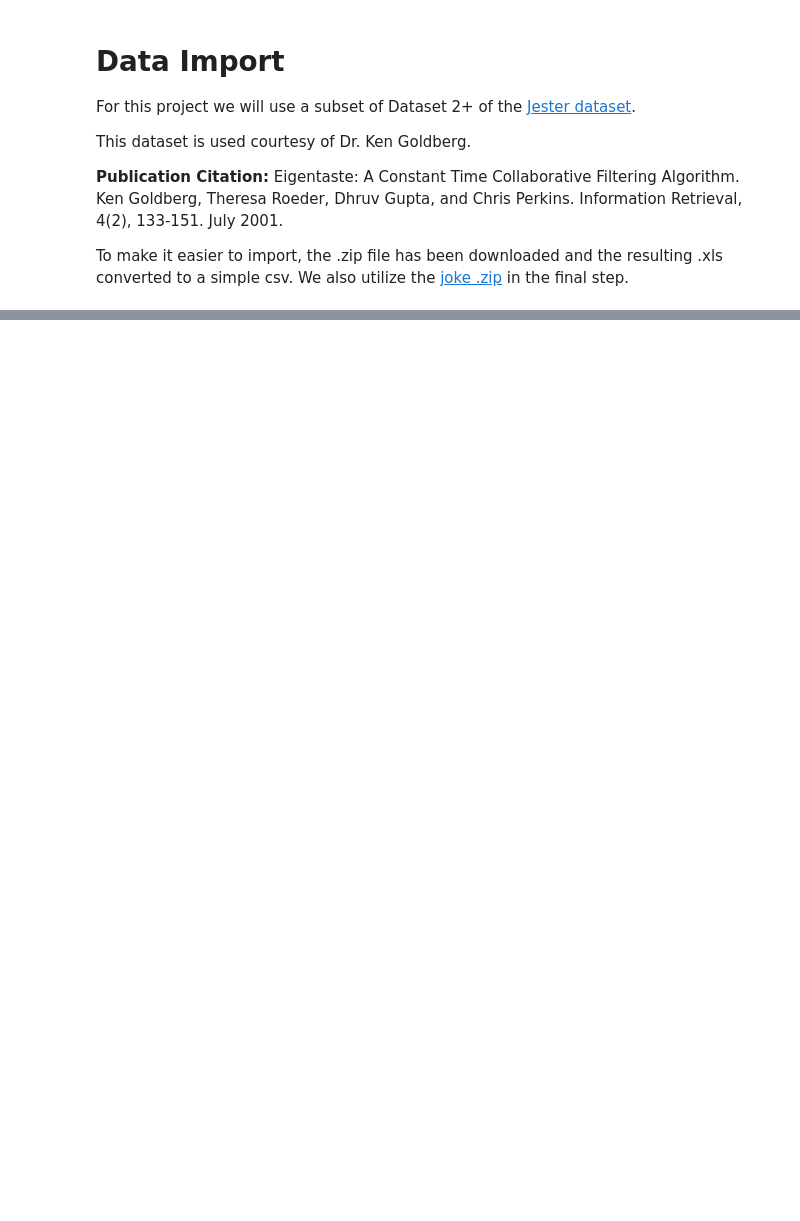
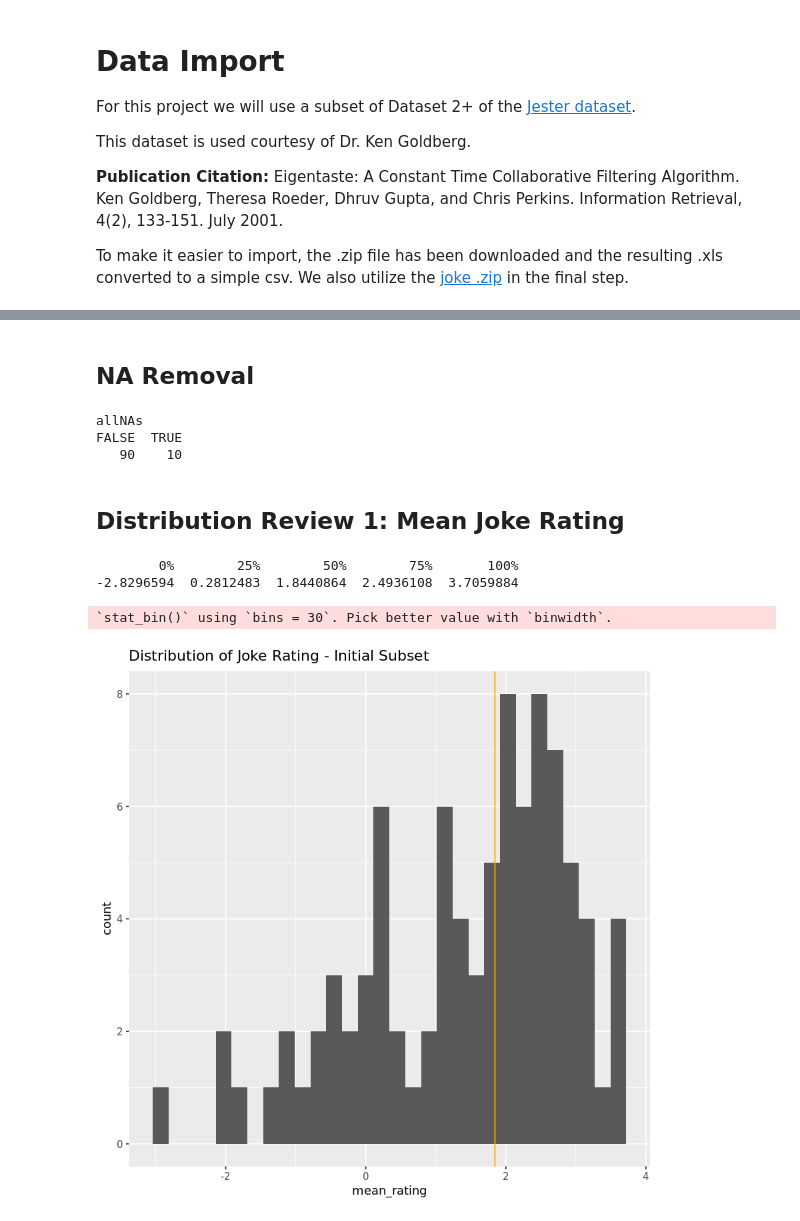
Before and after one commit to wwells/CUNY_DATA_643, a Jupyter notebook: Project5/Project5.ipynb, the cells around one changed output, grey strips where cells are left out. Saved outputs shown, nothing was run; the diff lists cells and outputs as text; code cells hidden in the pictures; blank space fills up the shorter version.

```diff
--- a/Project5/Project5.ipynb
+++ b/Project5/Project5.ipynb
@@ -33,4 +41,4 @@ Eigentaste: A Constant Time Collaborative Filtering Algorithm. Ken Goldberg, The
 To make it easier to import, the .zip file has been downloaded and the resulting .xls converted to a simple csv.  We also utilize the [joke .zip](http://eigentaste.berkeley.edu/dataset/jester_dataset_1_joke_texts.zip) in the final step.
 # %%
 jester <- read.csv("https://raw.githubusercontent.com/wwells/CUNY_DATA_643/master/Project2/jesterfinal151cols.csv", header=F)
-jester <- jester[,1:101]# remove last 50 so it matches with our available joke text
+jester <- jester[,2:101]# remove last 50 so it matches with our available joke text
@@ -38,0 +51,6 @@ jester <- jester[,1:101]# remove last 50 so it matches with our available joke t
+# %%
+print("BeforeSubset: ")
+dim(jester)
+jester <- jester[1:10000,]
+print("AfterSubset: ")
+dim(jester)
@@ -38,0 +62,25 @@ jester <- jester[,1:101]# remove last 50 so it matches with our available joke t
+# %% [markdown]
+## NA Removal
+# %%
+jester[jester==99] <- NA
+allNAs <- sapply(jester, function(x) all(is.na(x))) # remove cols with all NAs
+table(allNAs)
+jester <- jester[,!allNAs]
+#for this exercise we will leave the columns where every user ranked an item
+# %% [output]
+allNAs
+FALSE  TRUE
+   90    10
+# %% [markdown]
+## Distribution Review 1:  Mean Joke Rating
+# %%
+mean_rating <- colMeans(jester, na.rm=T)
+quantile(mean_rating)
+goodrating <- quantile(mean_rating, .5)
+qplot(mean_rating) + ggtitle("Distribution of Joke Rating - Initial Subset") +
+    geom_vline(xintercept = goodrating, col='orange')
+# %% [output]
+        0%        25%        50%        75%       100%
+-2.8296594  0.2812483  1.8440864  2.4936108  3.7059884
+`stat_bin()` using `bins = 30`. Pick better value with `binwidth`.
+[figure, added]
```
Also changed, not shown: parts of 48 cells of this notebook, 1 other file.
